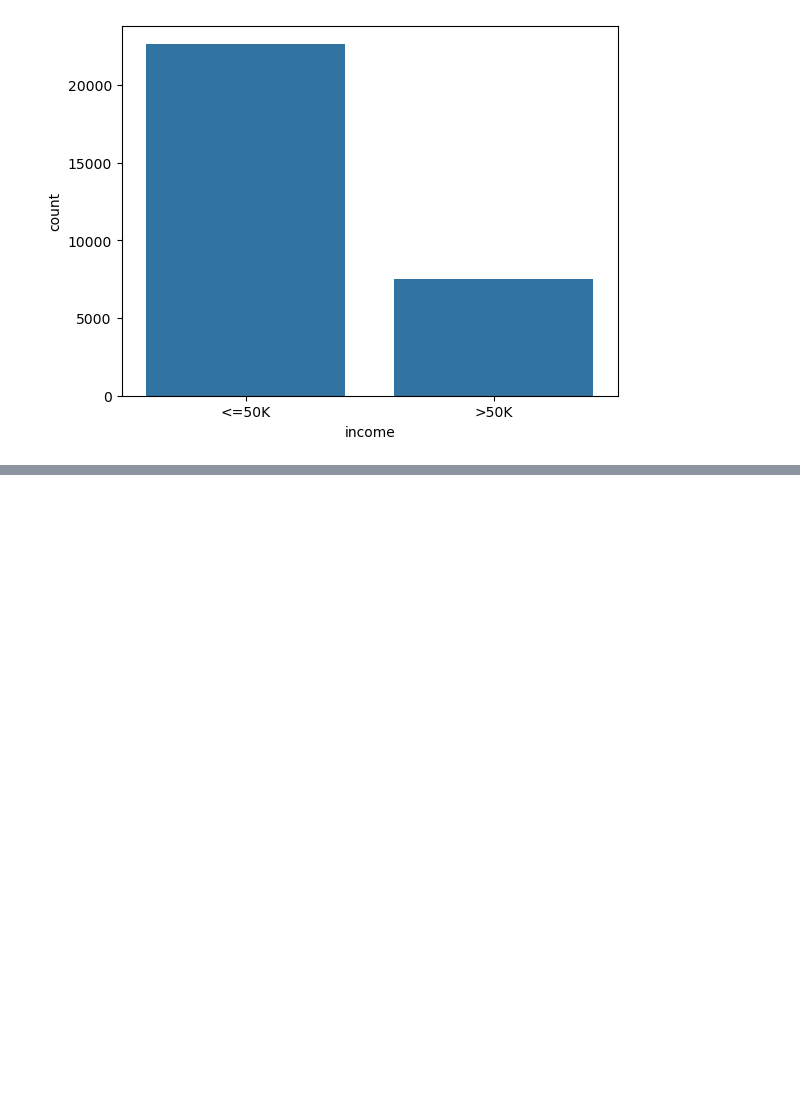
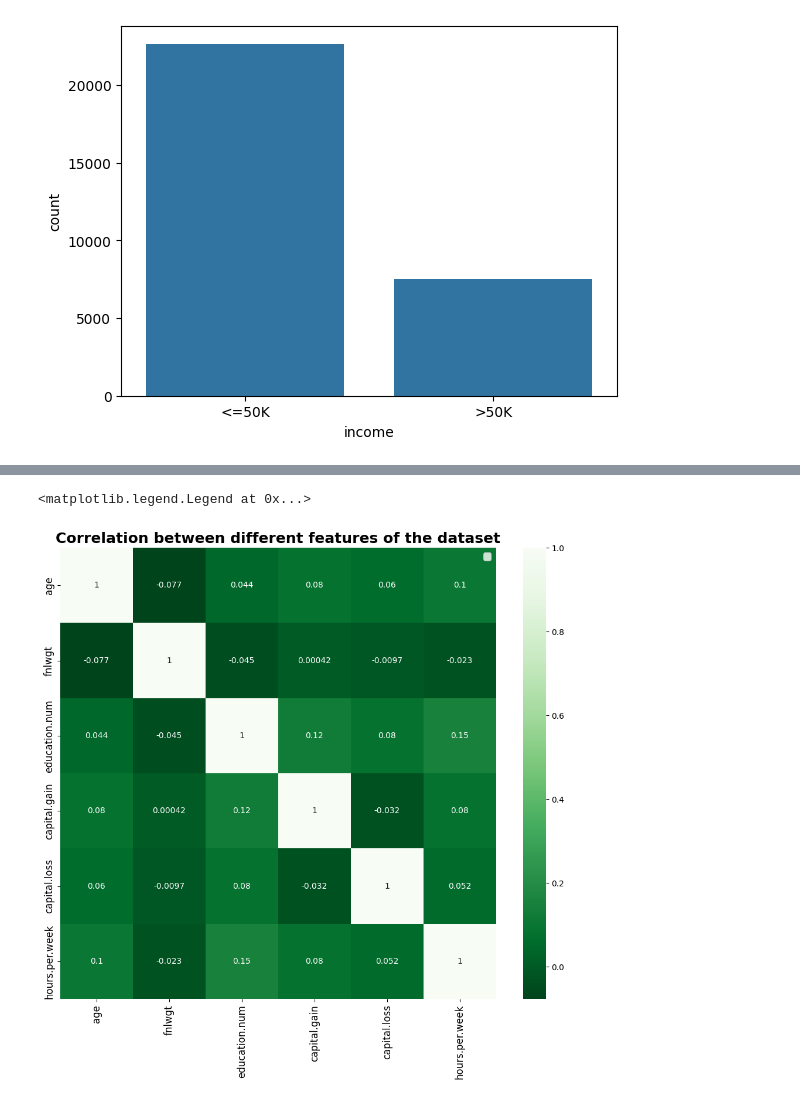
Before and after one commit to bayraktarengin/eurotech_ds, a Jupyter notebook: kaggle/Adult_Income.ipynb, the cells around one changed output, grey strips where cells are left out. Saved outputs shown, nothing was run; the diff lists cells and outputs as text; code cells hidden in the pictures; blank space fills up the shorter version.

```diff
--- a/kaggle/Adult_Income.ipynb
+++ b/kaggle/Adult_Income.ipynb
@@ -244,0 +322,2 @@ sns.countplot(x=df["income"])
+# %%
+df['income']=df['income'].map({'<=50K': 0, '>50K': 1})
@@ -244,0 +344,2 @@ sns.countplot(x=df["income"])
+# %%
+int_col=df.select_dtypes(int)
@@ -244,0 +358,10 @@ sns.countplot(x=df["income"])
+# %%
+plt.figure(figsize = (12,10))
+plt.title("Correlation between different features of the dataset", fontsize = 18, fontweight = 'bold')
+sns.heatmap(int_col.corr(), cmap = 'Greens_r', annot = True)
+plt.xticks(fontsize=12, rotation = 90)
+plt.yticks(fontsize=12, rotation = 90)
+plt.legend(fontsize=12)
+# %% [output]
+<matplotlib.legend.Legend at 0x...>
+[figure, added]
```
Also changed, not shown: parts of 13 cells of this notebook.
